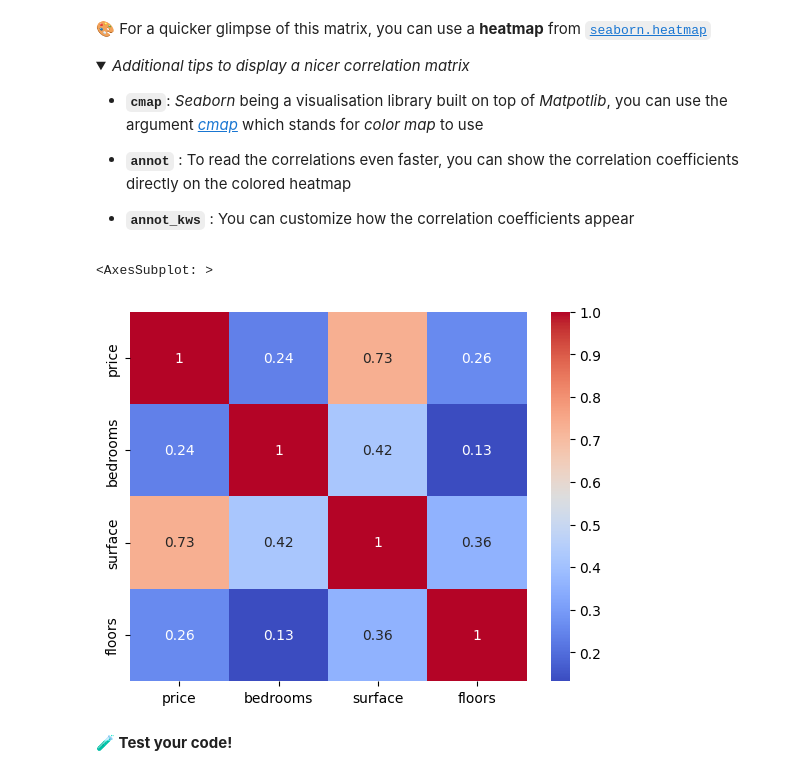
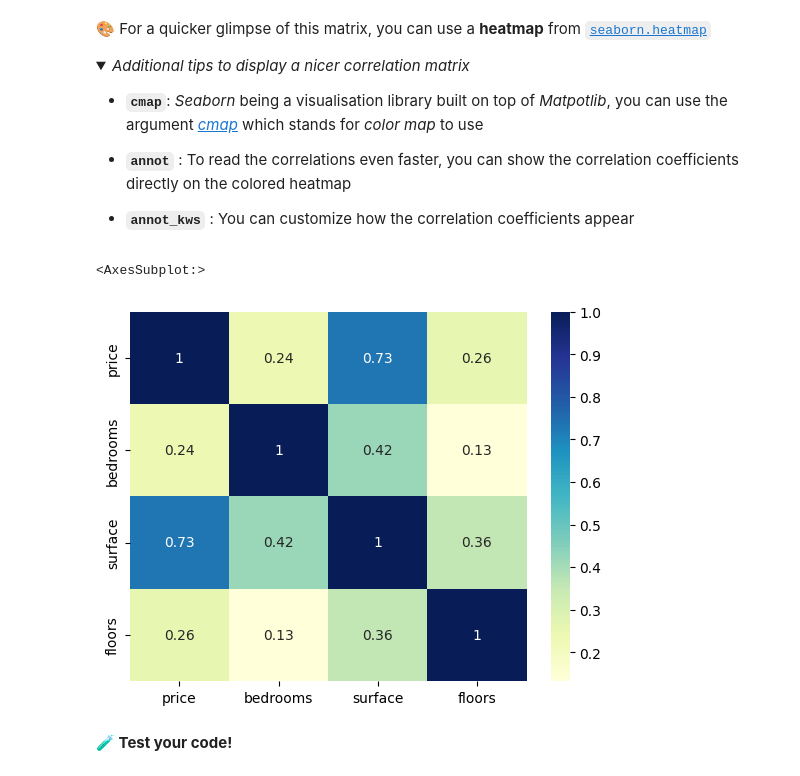
Before and after one commit to multiyumz/data-science-challenges, a Jupyter notebook: data-real-estate-advanced-estimator/02-real_estate_advanced_estimator.ipynb, the cells around one changed output. Cells and saved outputs as stored; diff of their text form; code cells hidden in the pictures; folded sections open.

```diff
--- a/data-real-estate-advanced-estimator/02-real_estate_advanced_estimator.ipynb
+++ b/data-real-estate-advanced-estimator/02-real_estate_advanced_estimator.ipynb
@@ -112,3 +104,5 @@ pd.DataFrame.corr(flats)
+# %%
+corr = flats.corr()
 # %% [markdown]
 🎨 For a quicker glimpse of this matrix, you can use a **heatmap** from [`seaborn.heatmap`](https://seaborn.pydata.org/generated/seaborn.heatmap.html)
 
@@ -122,13 +116,10 @@ pd.DataFrame.corr(flats)
 * **`annot_kws`** : You can customize how the correlation coefficients appear
 </details>
 # %%
-sns.heatmap(flats.corr(),
-            cmap = "coolwarm",
-            annot = True,
-           annot_kws = {'fontsize':10})
+sns.heatmap(corr, annot=True, cmap="YlGnBu")
 # %% [output]
-<AxesSubplot: >
+<AxesSubplot:>
-[figure, old version]
+[figure, new version]
 # %% [markdown]
 **🧪 Test your code!**
 # %%
```
Also changed, not shown: parts of 5 cells of this notebook.
